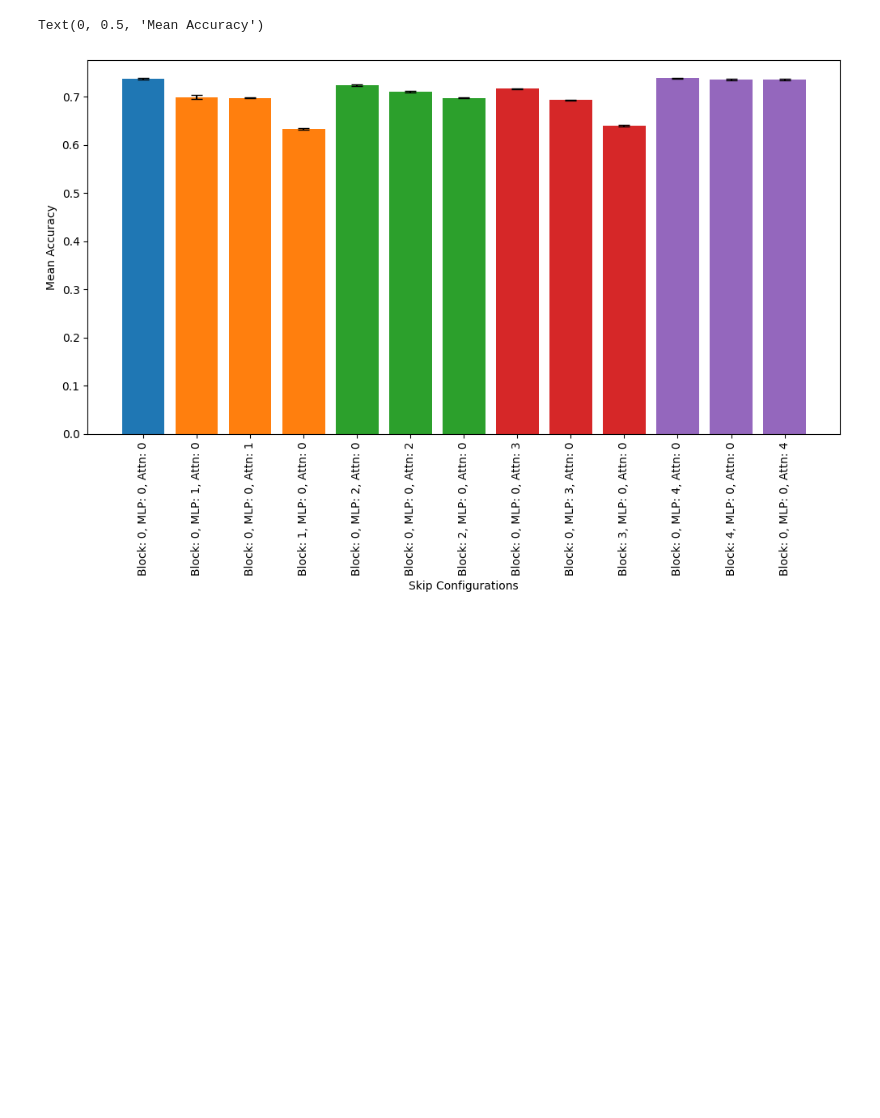
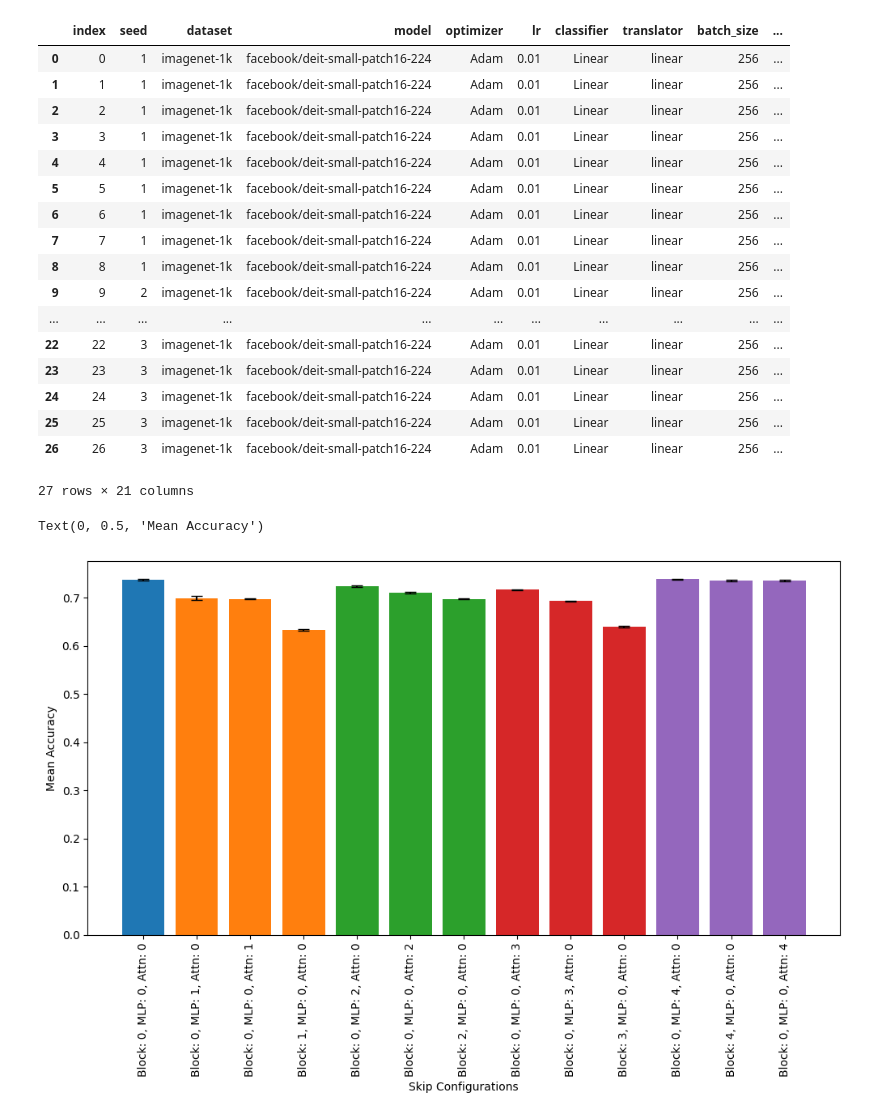
Before and after one commit to WylieMabel/toast-extensions, a Jupyter notebook: skipping_heads/archived_notebooks/skipping_mlp.ipynb, the cells around one changed output. Drawn from its saved outputs; the diff is of its cells as text; code cells hidden in the pictures; blank space fills up the shorter version.

```diff
--- a/skipping_heads/skipping_mlp.ipynb
+++ b/skipping_heads/archived_notebooks/skipping_mlp.ipynb
@@ -3,9 +3,29 @@ import pandas as pd
 import matplotlib.pyplot as plt
 import numpy as np
 # %%
-tab = pd.read_csv("results_full_compare.csv")
-tab = tab[60:]
+tab = pd.read_csv("results_full_table1.csv")
 tab.reset_index(inplace=True)
+# %%
+tab
+# %% [output]
+|  | index | seed | dataset | model | optimizer | lr | classifier | translator | batch_size | ... |
+| 0 | 0 | 1 | imagenet-1k | facebook/deit-small-patch16-224 | Adam | 0.01 | Linear | linear | 256 | ... |
+| 1 | 1 | 1 | imagenet-1k | facebook/deit-small-patch16-224 | Adam | 0.01 | Linear | linear | 256 | ... |
+| 2 | 2 | 1 | imagenet-1k | facebook/deit-small-patch16-224 | Adam | 0.01 | Linear | linear | 256 | ... |
+| 3 | 3 | 1 | imagenet-1k | facebook/deit-small-patch16-224 | Adam | 0.01 | Linear | linear | 256 | ... |
+| 4 | 4 | 1 | imagenet-1k | facebook/deit-small-patch16-224 | Adam | 0.01 | Linear | linear | 256 | ... |
+| 5 | 5 | 1 | imagenet-1k | facebook/deit-small-patch16-224 | Adam | 0.01 | Linear | linear | 256 | ... |
+| 6 | 6 | 1 | imagenet-1k | facebook/deit-small-patch16-224 | Adam | 0.01 | Linear | linear | 256 | ... |
+| 7 | 7 | 1 | imagenet-1k | facebook/deit-small-patch16-224 | Adam | 0.01 | Linear | linear | 256 | ... |
+| 8 | 8 | 1 | imagenet-1k | facebook/deit-small-patch16-224 | Adam | 0.01 | Linear | linear | 256 | ... |
+| 9 | 9 | 2 | imagenet-1k | facebook/deit-small-patch16-224 | Adam | 0.01 | Linear | linear | 256 | ... |
+| ... | ... | ... | ... | ... | ... | ... | ... | ... | ... | ... |
+| 22 | 22 | 3 | imagenet-1k | facebook/deit-small-patch16-224 | Adam | 0.01 | Linear | linear | 256 | ... |
+| 23 | 23 | 3 | imagenet-1k | facebook/deit-small-patch16-224 | Adam | 0.01 | Linear | linear | 256 | ... |
+| 24 | 24 | 3 | imagenet-1k | facebook/deit-small-patch16-224 | Adam | 0.01 | Linear | linear | 256 | ... |
+| 25 | 25 | 3 | imagenet-1k | facebook/deit-small-patch16-224 | Adam | 0.01 | Linear | linear | 256 | ... |
+| 26 | 26 | 3 | imagenet-1k | facebook/deit-small-patch16-224 | Adam | 0.01 | Linear | linear | 256 | ... |
+27 rows × 21 columns
 # %%
 # maps to the same block approximations, but different skip configs
 mapping_dict = {
```
Also changed, not shown: parts of 1 cell of this notebook, 37 other files.
